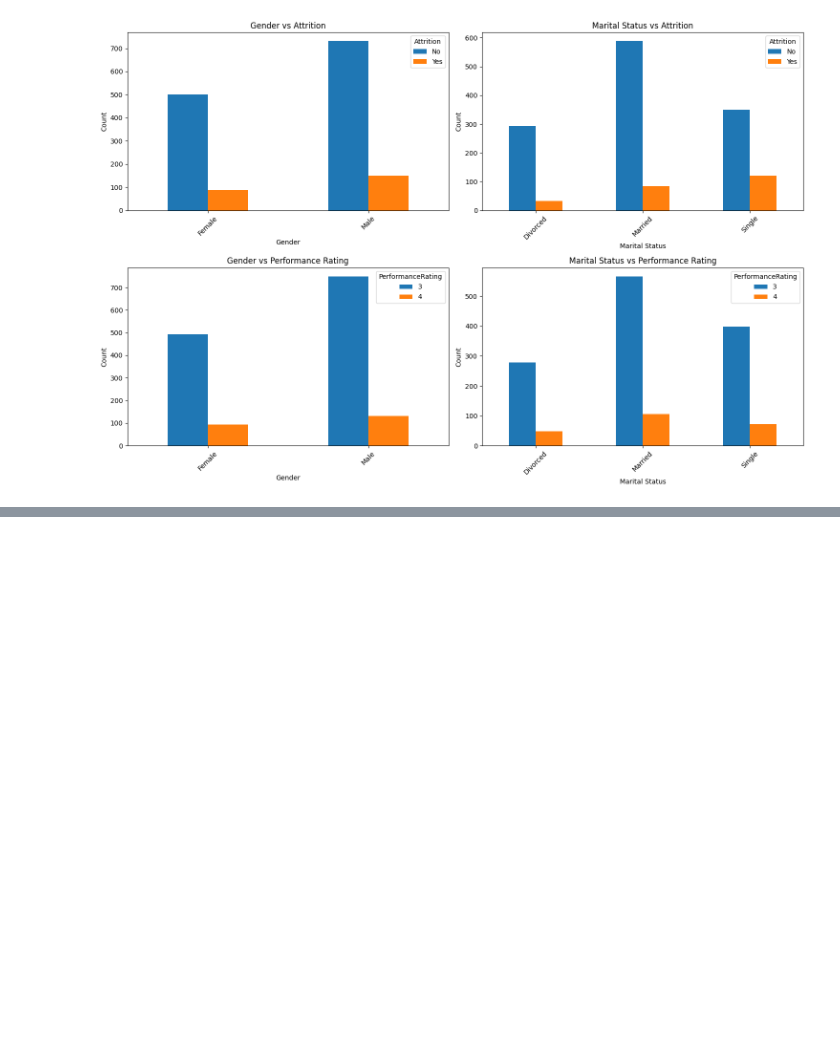
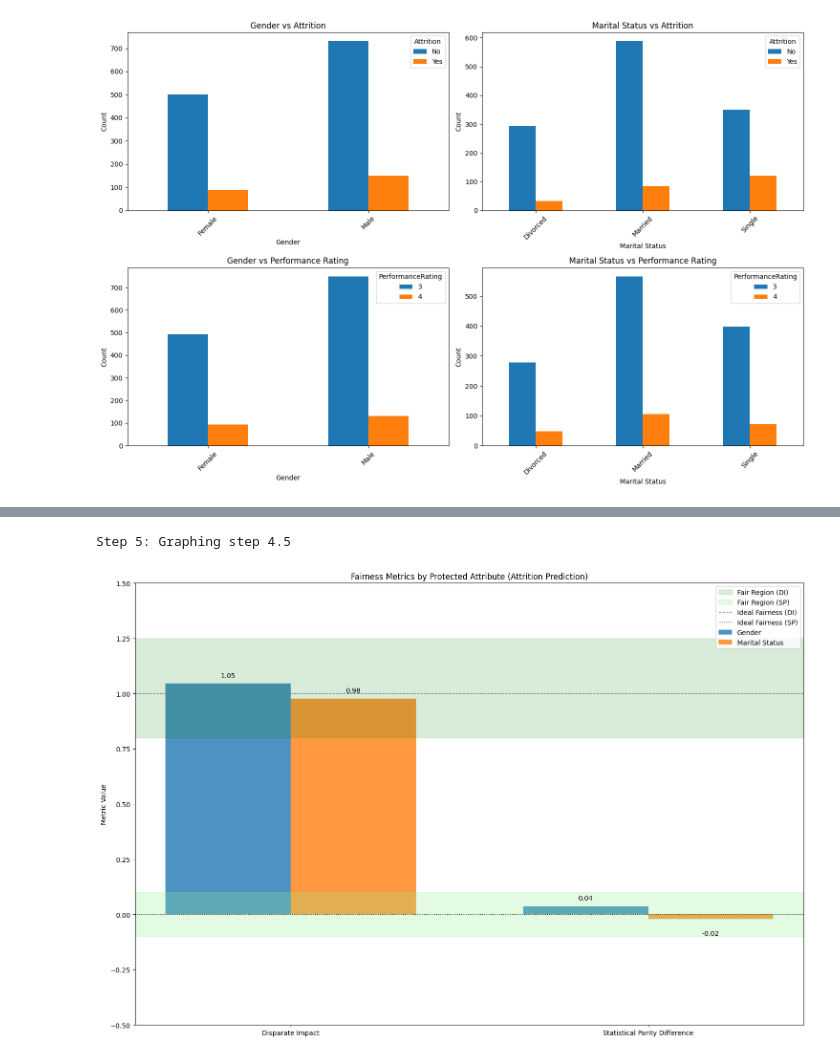
Before and after one commit to gtfresh24/cs6603-final-project, a Jupyter notebook: team_notebooks/sryu71/sryu71_Final_Project.ipynb, the cells around one changed output, grey strips where cells are left out. Saved outputs shown, nothing was run; the diff lists cells and outputs as text; code cells hidden in the pictures; blank space fills up the shorter version.

Commit message:
With Team members' step3 and 4
Mike done for step3
Mark done for step4

```diff
--- a/team_notebooks/sryu71/sryu71_Final_Project.ipynb
+++ b/team_notebooks/sryu71/sryu71_Final_Project.ipynb
@@ -24,7 +36,7 @@ numpy: 2.3.4
 # Run this after your import cell
 
 # Load the dataset (adjust path if needed)
-df = pd.read_csv('WA_Fn-UseC_-HR-Employee-Attrition.csv')
+df = pd.read_csv('WA_Fn-UseC_-HR-Employee-Attrition.csv', encoding='utf-8-sig', on_bad_lines='skip')
 
 print("="*60)
 print("STEP 1: DATASET ANALYSIS RESULTS")
@@ -254,0 +347,9 @@ Created in <span style='font-weight:600;margin-left:4px;'>Deepnote</span></a>
+# %%
+print("Creating binary variable mappings")
+
+df['Age_Bin'] = (df['Age'] < 40).astype(int)  # 1 = < 40, 0 = >= 40
+df['Gender_Bin'] = (df['Gender'] == 'Male').astype(int)  # 1 = Male, 0 = Female
+df['MaritalStatus_Bin'] = (df['MaritalStatus'] == 'Married').astype(int)  # 1 = Married, 0 = Single or Divorced
+
+df['Attrition_Bin'] = (df['Attrition'] == 'No').astype(int)  # 1 = No, 0 = Yes
+df['PerformanceRating_Bin'] = (df['PerformanceRating'] == 4).astype(int)  # 1 = High, 0 = Low
@@ -254,0 +656,53 @@ Created in <span style='font-weight:600;margin-left:4px;'>Deepnote</span></a>
+# %%
+print("Step 5: Graphing step 4.5")
+trans_di = [di_gender_attr_w, di_maritalStatus_attr_w]
+trans_spd = [spd_gender_attr_w, spd_maritalStatus_attr_w]
+
+# Metric labels
+metrics = ['Disparate Impact', 'Statistical Parity Difference']
+groups = ['Gender', 'Marital Status']
+
+# Prepare bar positions
+x = np.arange(len(metrics))  # positions for 'Disparate Impact', 'Mean Difference'
+width = 0.35                 # width of each bar
+
+fig, ax = plt.subplots(figsize=(15, 10))
+
+# Plot the bars
+bars1 = ax.bar(x - width/2, [trans_di[0], trans_spd[0]],
+               width, label='Gender', color='#1f77b4', alpha=0.8)
+bars2 = ax.bar(x + width/2, [trans_di[1], trans_spd[1]],
+               width, label='Marital Status', color='#ff7f0e', alpha=0.8)
+
+# Fairness regions
+# Disparate Impact fair region (only applies to first metric)
+ax.axhspan(0.8, 1.25, color='green', alpha=0.15, label='Fair Region (DI)')
+# Statistical Parity Difference fair region (second metric)
+ax.axhspan(-0.1, 0.1, color='lightgreen', alpha=0.25, label='Fair Region (SP)')
+
+# Reference lines
+ax.axhline(1, color='gray', linestyle='--', linewidth=1, label='Ideal Fairness (DI)')
+ax.axhline(0, color='black', linestyle=':', linewidth=1, label='Ideal Fairness (SP)')
+
+# Axis and title
+ax.set_ylabel('Metric Value')
+ax.set_title('Fairness Metrics by Protected Attribute (Attrition Prediction)')
+ax.set_xticks(x)
+ax.set_xticklabels(metrics)
+ax.set_ylim(-0.5, 1.5)
+ax.legend(loc='upper right')
+
+# Annotate bar values
+for bars in [bars1, bars2]:
+    for bar in bars:
+        ax.text(bar.get_x() + bar.get_width() / 2,
+                bar.get_height() + (0.02 if bar.get_height() >= 0 else -0.05),
+                f'{bar.get_height():.2f}', ha='center', va='bottom' if bar.get_height() >= 0 else 'top')
+
+plt.tight_layout()
+plt.savefig('4_5_fairness_metric_charts.png')
+plt.show()
+plt.close()
+# %% [output]
+Step 5: Graphing step 4.5
+[figure, added]
```
Also changed, not shown: parts of 15 cells of this notebook, 4 other files.
